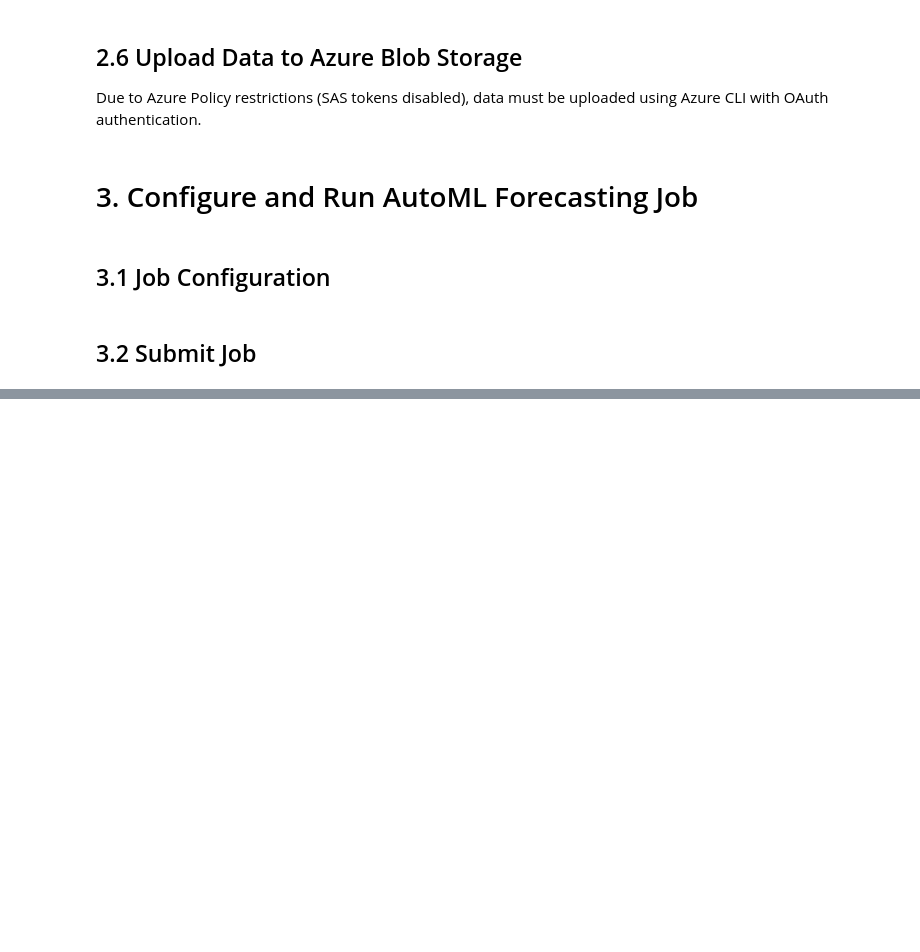
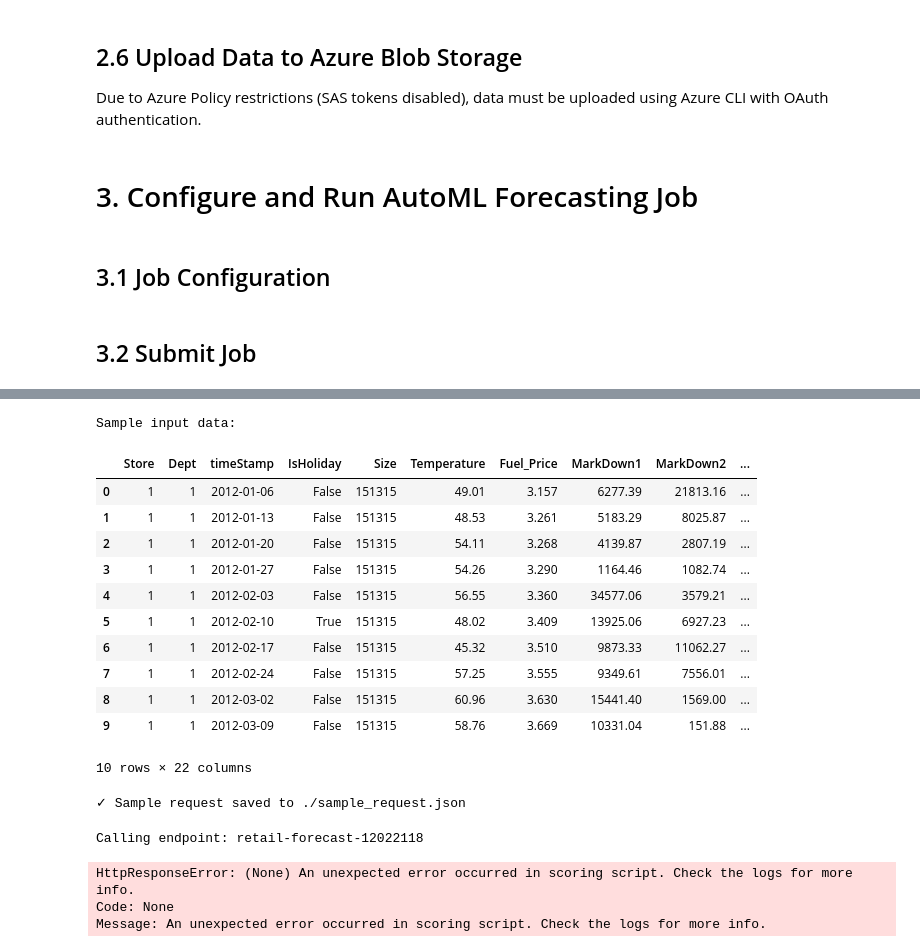
Before and after one commit to jimmyshah83/foundry-mcp-reservation-system, a Jupyter notebook: recommendation-system/ml/forecasting-timeseries-ml.ipynb, the cells around one changed output, grey strips where cells are left out. Drawn from its saved outputs; the diff is of its cells as text; code cells hidden in the pictures; blank space fills up the shorter version.

Commit message:
Deploy model to endpoint

```diff
--- a/recommendation-system/ml/forecasting-timeseries-ml.ipynb
+++ b/recommendation-system/ml/forecasting-timeseries-ml.ipynb
@@ -396,0 +459,76 @@ Registering model in Azure ML...
+# %%
+# ============================================================================
+# Step 3: Test the Endpoint with Sample Data
+# ============================================================================
+import json
+
+# Load some validation data for testing
+test_df = pd.read_csv('./data/validation-mltable-folder/validation.csv')
+
+# Take a small sample (first 10 rows from one time series)
+sample = test_df[test_df['ts_id'] == '1_1'].head(10).copy()
+
+# Remove the target column (demand) - we want to predict this
+sample_input = sample.drop(columns=['demand'])
+
+print("Sample input data:")
+display(sample_input)
+
+# Convert to the format expected by the endpoint
+# MLflow models expect a pandas-split format or records format
+input_data = {
+    "input_data": sample_input.to_dict(orient="records")
+}
+
+# Save to a temporary file for the invoke
+with open("./sample_request.json", "w") as f:
+    json.dump(input_data, f, indent=2)
+
+print(f"\n✓ Sample request saved to ./sample_request.json")
+# %% [output]
+Sample input data:
+|  | Store | Dept | timeStamp | IsHoliday | Size | Temperature | Fuel_Price | MarkDown1 | MarkDown2 | ... |
+| 0 | 1 | 1 | 2012-01-06 | False | 151315 | 49.01 | 3.157 | 6277.39 | 21813.16 | ... |
+| 1 | 1 | 1 | 2012-01-13 | False | 151315 | 48.53 | 3.261 | 5183.29 | 8025.87 | ... |
+| 2 | 1 | 1 | 2012-01-20 | False | 151315 | 54.11 | 3.268 | 4139.87 | 2807.19 | ... |
+| 3 | 1 | 1 | 2012-01-27 | False | 151315 | 54.26 | 3.290 | 1164.46 | 1082.74 | ... |
+| 4 | 1 | 1 | 2012-02-03 | False | 151315 | 56.55 | 3.360 | 34577.06 | 3579.21 | ... |
+| 5 | 1 | 1 | 2012-02-10 | True | 151315 | 48.02 | 3.409 | 13925.06 | 6927.23 | ... |
+| 6 | 1 | 1 | 2012-02-17 | False | 151315 | 45.32 | 3.510 | 9873.33 | 11062.27 | ... |
+| 7 | 1 | 1 | 2012-02-24 | False | 151315 | 57.25 | 3.555 | 9349.61 | 7556.01 | ... |
+| 8 | 1 | 1 | 2012-03-02 | False | 151315 | 60.96 | 3.630 | 15441.40 | 1569.00 | ... |
+| 9 | 1 | 1 | 2012-03-09 | False | 151315 | 58.76 | 3.669 | 10331.04 | 151.88 | ... |
+10 rows × 22 columns
+✓ Sample request saved to ./sample_request.json
+# %%
+# ============================================================================
+# Step 4: Invoke the Endpoint to Get Predictions
+# ============================================================================
+
+# Invoke the endpoint
+print(f"Calling endpoint: {endpoint_name}")
+
+response = ml_client.online_endpoints.invoke(
+    endpoint_name=endpoint_name,
+    request_file="./sample_request.json"
+)
+
+# Parse the response
+predictions = json.loads(response)
+print("\n📊 PREDICTIONS:")
+print("=" * 50)
+
+# Add predictions to sample data for comparison
+sample['predicted_demand'] = predictions
+sample['error'] = sample['demand'] - sample['predicted_demand']
+
+display(sample[['Store', 'Dept', 'timeStamp', 'demand', 'predicted_demand', 'error']])
+
+# Calculate simple metrics
+mae = abs(sample['error']).mean()
+print(f"\nMean Absolute Error (sample): ${mae:,.2f}")
+# %% [output]
+Calling endpoint: retail-forecast-12022118
+HttpResponseError: (None) An unexpected error occurred in scoring script. Check the logs for more info.
+Code: None
+Message: An unexpected error occurred in scoring script. Check the logs for more info.
```
Also changed, not shown: parts of 8 cells of this notebook, 1 other file.
